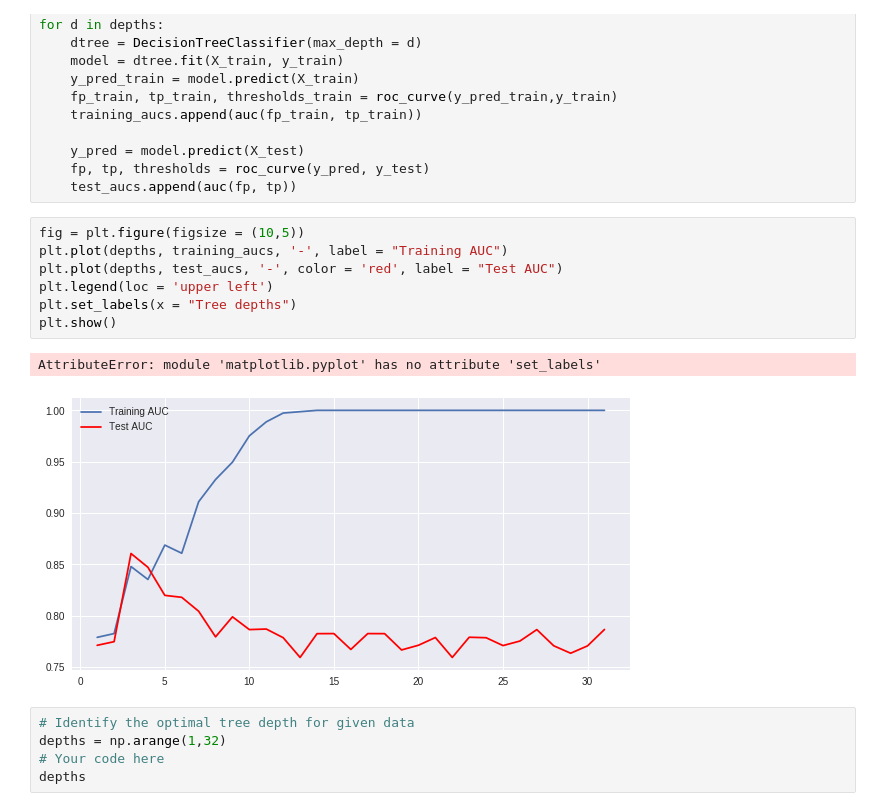
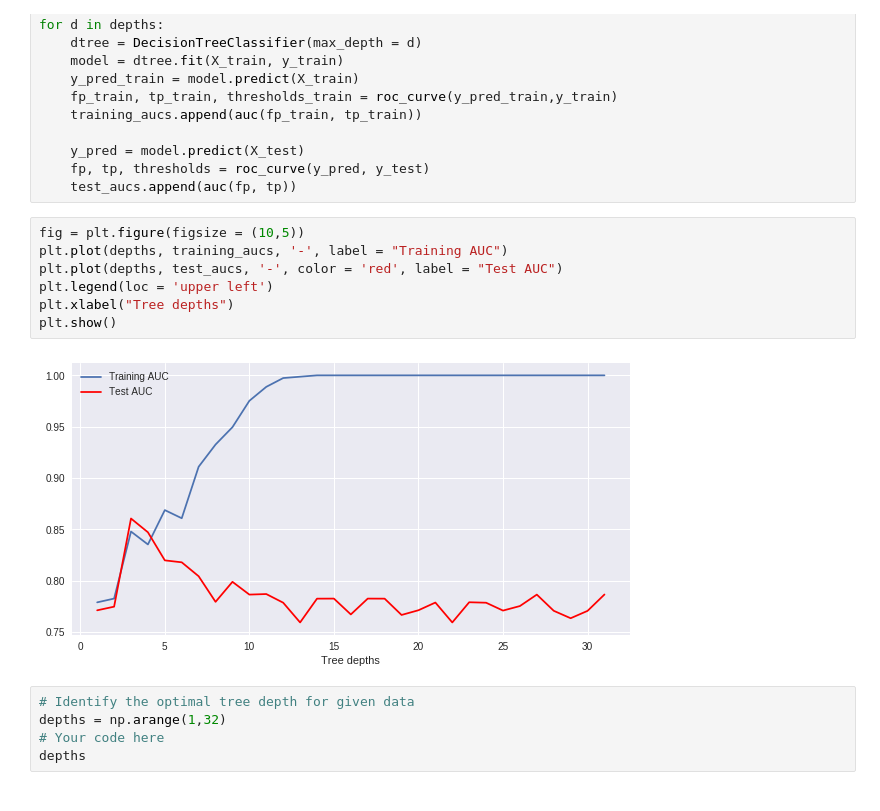
Before and after one commit to graceh3/dsc-3-31-08-decision-tree-pruning-hyperparameter-optimization-lab-nyc-ds-career-012819, a Jupyter notebook: index.ipynb, the cells around one changed output. Cells and saved outputs as stored; diff of their text form.

```diff
--- a/index.ipynb
+++ b/index.ipynb
@@ -131,13 +131,12 @@ for d in depths:
 # %%
 fig = plt.figure(figsize = (10,5))
 plt.plot(depths, training_aucs, '-', label = "Training AUC")
 plt.plot(depths, test_aucs, '-', color = 'red', label = "Test AUC")
 plt.legend(loc = 'upper left')
-plt.set_labels(x = "Tree depths")
+plt.xlabel("Tree depths")
 plt.show()
 # %% [output]
-AttributeError: module 'matplotlib.pyplot' has no attribute 'set_labels'
-[figure, old version]
+[figure, new version]
 # %%
 # Identify the optimal tree depth for given data
 depths = np.arange(1,32)
```
